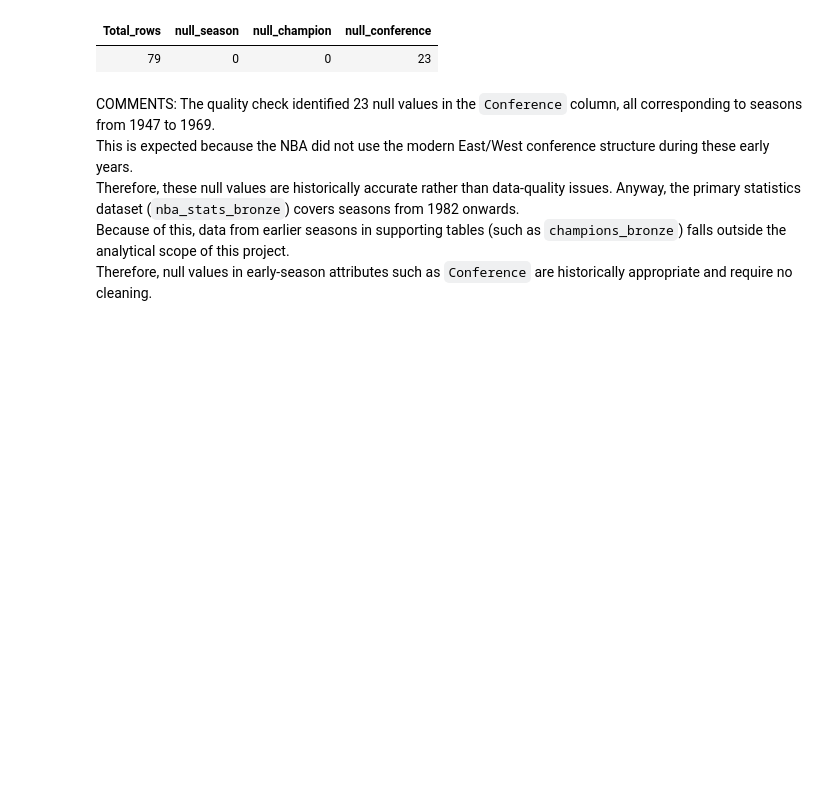
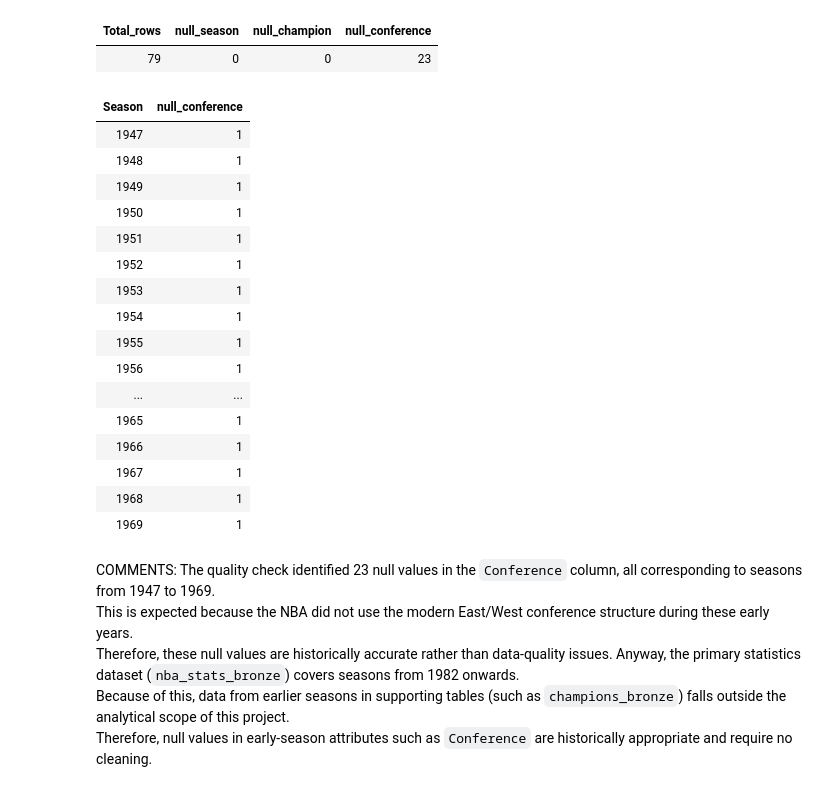
Before and after one commit to fsantosvix/databricks-nba-mvp-analysis-data-pipeline, a Jupyter notebook: NBA_MVP_Pipeline.ipynb, the cells around one changed output. Cells and saved outputs as stored; diff of their text form; code cells hidden in the pictures; blank space fills up the shorter version.

```diff
--- a/NBA_MVP_Pipeline.ipynb
+++ b/NBA_MVP_Pipeline.ipynb
@@ -505,6 +507,32 @@ FROM champions_bronze;
 # %% [output]
 | Total_rows | null_season | null_champion | null_conference |
 | 79 | 0 | 0 | 23 |
+# %%
+%sql
+-- List the 23 null_conference records for further analysis
+SELECT Season, COUNT(*) AS null_conference
+FROM champions_bronze
+WHERE Conference IS NULL
+GROUP BY Season
+ORDER BY Season;
+# %% [output]
+| Season | null_conference |
+| 1947 | 1 |
+| 1948 | 1 |
+| 1949 | 1 |
+| 1950 | 1 |
+| 1951 | 1 |
+| 1952 | 1 |
+| 1953 | 1 |
+| 1954 | 1 |
+| 1955 | 1 |
+| 1956 | 1 |
+| ... | ... |
+| 1965 | 1 |
+| 1966 | 1 |
+| 1967 | 1 |
+| 1968 | 1 |
+| 1969 | 1 |
 # %% [markdown]
 COMMENTS: The quality check identified 23 null values in the `Conference` column, all corresponding to seasons from 1947 to 1969.
 This is expected because the NBA did not use the modern East/West conference structure during these early years.
```
Also changed, not shown: parts of 9 cells of this notebook, 1 other file.
